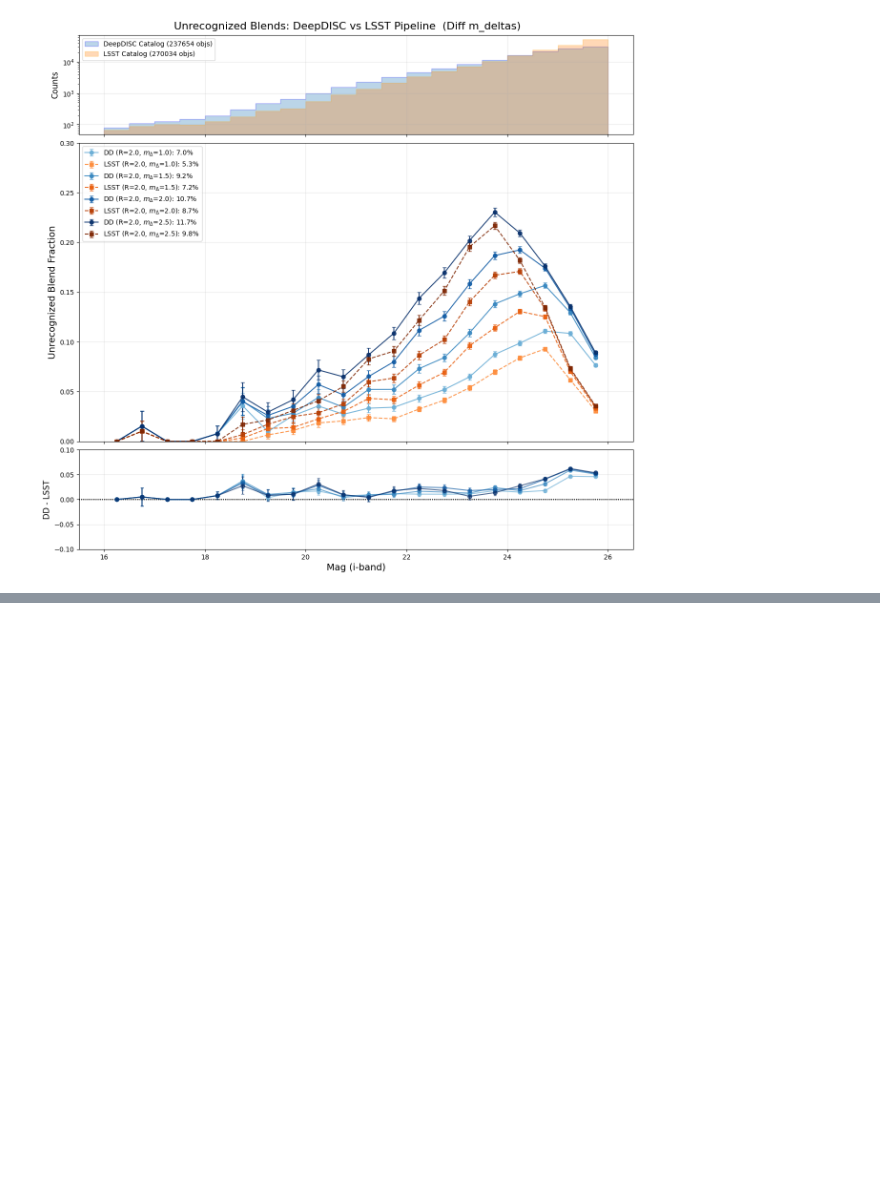
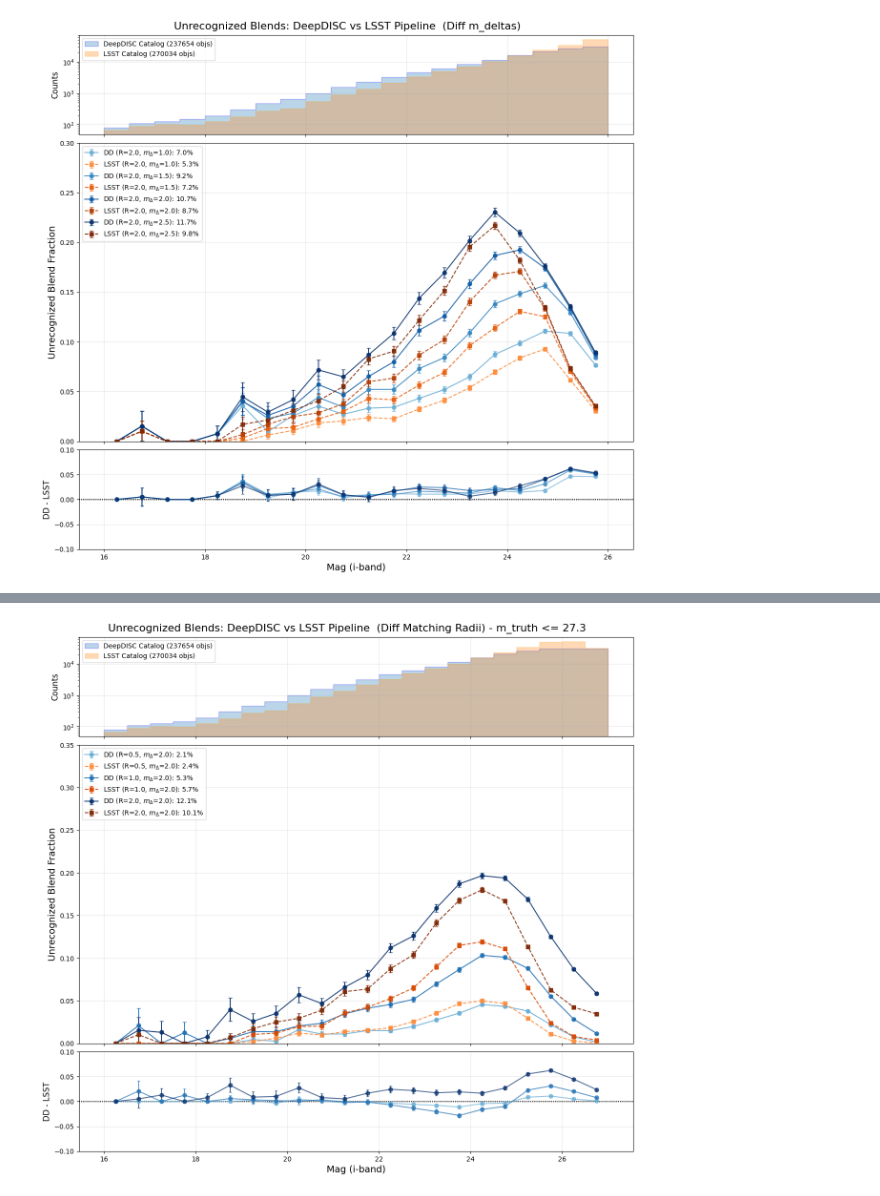
Before and after one commit to grantmerz/DeepDISC_Roman_Rubin, a Jupyter notebook: analysis.ipynb, the cells around one changed output, grey strips where cells are left out. Drawn from its saved outputs; the diff is of its cells as text; code cells hidden in the pictures; blank space fills up the shorter version.

```diff
--- a/analysis.ipynb
+++ b/analysis.ipynb
@@ -1223,7 +1315,7 @@ Mag Center   | DeepDISC Frac   | LSST Pipe Frac
 # %% [markdown]
 ## Comparison Plots with different matching radii and $m_{\Delta}$
 # %%
-mag_bins = np.arange(16, truth_mag_limit, 0.5)
+mag_bins = np.arange(16, truth_mag_limit, 0.2)
 # %%
 def run_unrec_analysis_grid(dd_cat, lsst_cat, truth_cat,
                             radius_list, m_delta_list,
@@ -1335,7 +1427,7 @@ def plot_comparison(results, dd_det_cat, lsst_det_cat, mag_bins,
         ax_ratio.axhline(0, color='k', linestyle=':', linewidth=1)
 
     ax_main.set_ylabel('Unrecognized Blend Fraction', fontsize=14)
-    ax_main.set_ylim(0, 0.3)
+    ax_main.set_ylim(0, 0.35)
     ax_main.grid(True, alpha=0.3)
     ax_main.legend(loc='upper left', fontsize=10, frameon=True)
 
@@ -1404,0 +1499,7 @@ plot_comparison(results_m_deltas, dd_det_cat, lsst_det_cat, mag_bins, title_suff
+# %%
+mag_bins = np.arange(16, truth_mag_limit, 0.5)
+results_rads = run_unrec_analysis_grid(dd_det_cat, lsst_det_cat, lsst_truth_cat,
+                            radius_list=[0.5, 1.0, 2.0],
+                            m_delta_list=[2.0],
+                            mag_bins=mag_bins,
+                            use_m_delta=True)
@@ -1404,0 +1524,4 @@ plot_comparison(results_m_deltas, dd_det_cat, lsst_det_cat, mag_bins, title_suff
+# %%
+plot_comparison(results_rads, dd_det_cat, lsst_det_cat, mag_bins, title_suffix=' (Diff Matching Radii) - m_truth <= 27.3')
+# %% [output]
+[figure, added]
```
Also changed, not shown: parts of 13 cells of this notebook, 1 other file.
